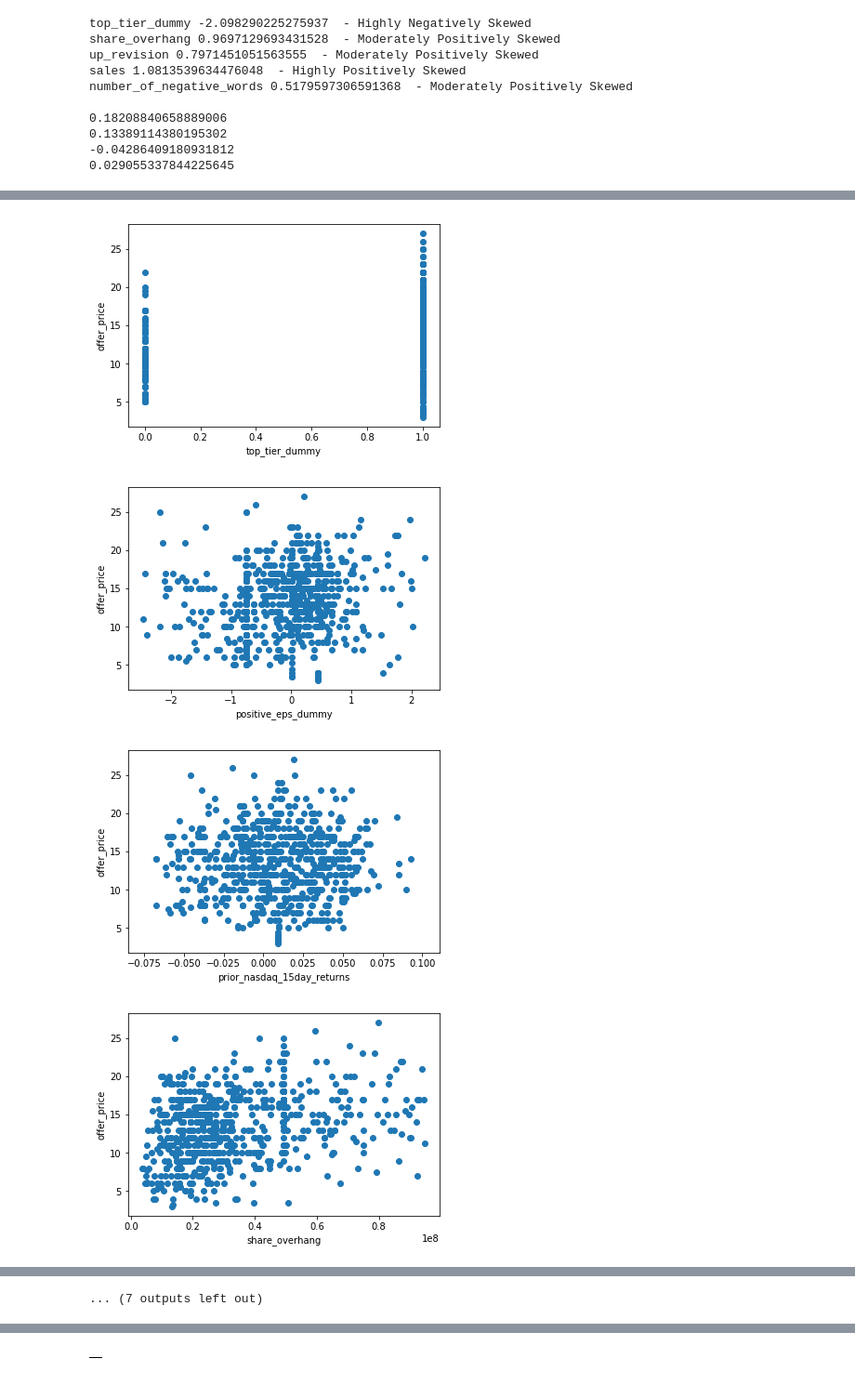
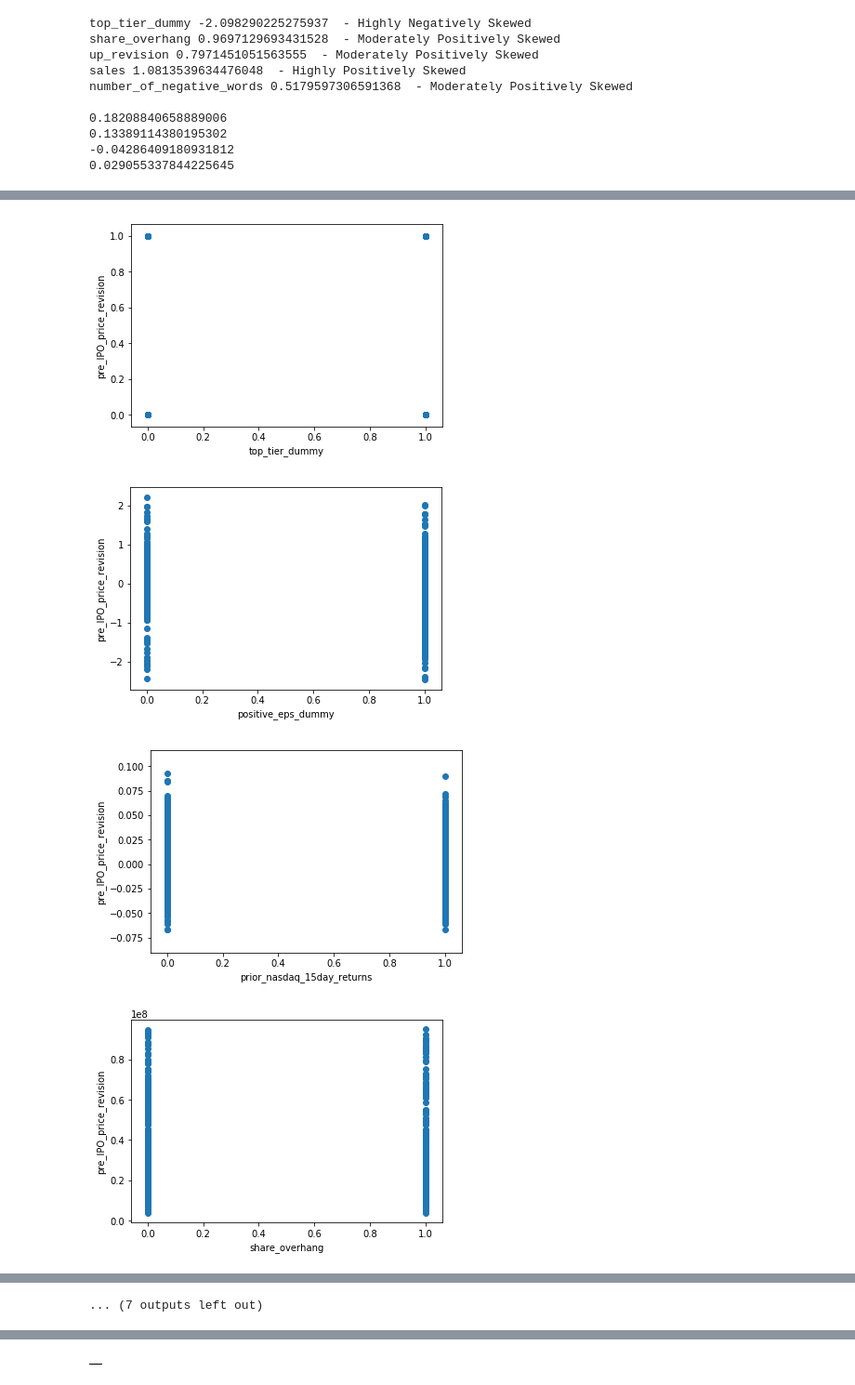
Before and after one commit to BA545-SP2019/2019-competition1-mike-ben-angus, a Jupyter notebook: Competition_1_milestone_report.ipynb, the cells around one changed output, grey strips where cells are left out. Shown at 93% size. Cells and saved outputs as stored; diff of their text form; code cells hidden in the pictures.

```diff
--- a/Competition_1_milestone_report.ipynb
+++ b/Competition_1_milestone_report.ipynb
@@ -187,4 +224,7 @@ def calculate_outliers(value,q1,q3,iqr):
         return q1
     else:
         return value
+# %%
+#GET THE COLUMNS THAT WE WANT TO NORMALIZE (ALL CONTINOUS COLUMNS EXCEPT FOR TICKER / COMPANY NAME)
+z_score_columns = mean.drop(['ticker','company_name','top_tier_dummy','pre_IPO_price_revision','post_IPO_initial_return'],1).columns
 # %%
@@ -394,14 +438,14 @@ number_of_negative_words 0.5199203289945921  - Moderately Positively Skewed
 | 3 | ACHN | ACHILLION PHARMACEUTICALS INC | 11.5 | 16.0 | 14.0 | 12.390000 | ... |
 | 4 | ACLI | AMERICAN COMMERCIAL LINES INC. | 21.0 | 21.0 | 19.0 | 21.030001 | ... |
 # %%
-#STEP 3 EDA - CHECK OUT SCATTER PLOTS
+#STEP 3 EDA - CHECK OUT SCATTER PLOT RELATIONSHIP BETWEEN OFFER_PRICE AND
 import matplotlib.pyplot as plt
 
 continous_columns = df.drop(['ticker','company_name'],1).columns
 
 for i in continous_columns:
-    plt.scatter(median['{}'.format(i)],median['offer_price'])
+    plt.scatter(median['pre_IPO_price_revision'],median['{}'.format(i)])
     plt.xlabel('{}'.format(i))
-    plt.ylabel('offer_price')
+    plt.ylabel('pre_IPO_price_revision')
     plt.show()
 # %% [output]
@@ -413,4 +457,4 @@ for i in continous_columns:
-[figure, old version]
+[figure, new version]
-[figure, old version]
+[figure, new version]
-[figure, old version]
+[figure, new version]
-[figure, old version]
+[figure, new version]
```
Also changed, not shown: parts of 19 cells of this notebook, 1 other file.
